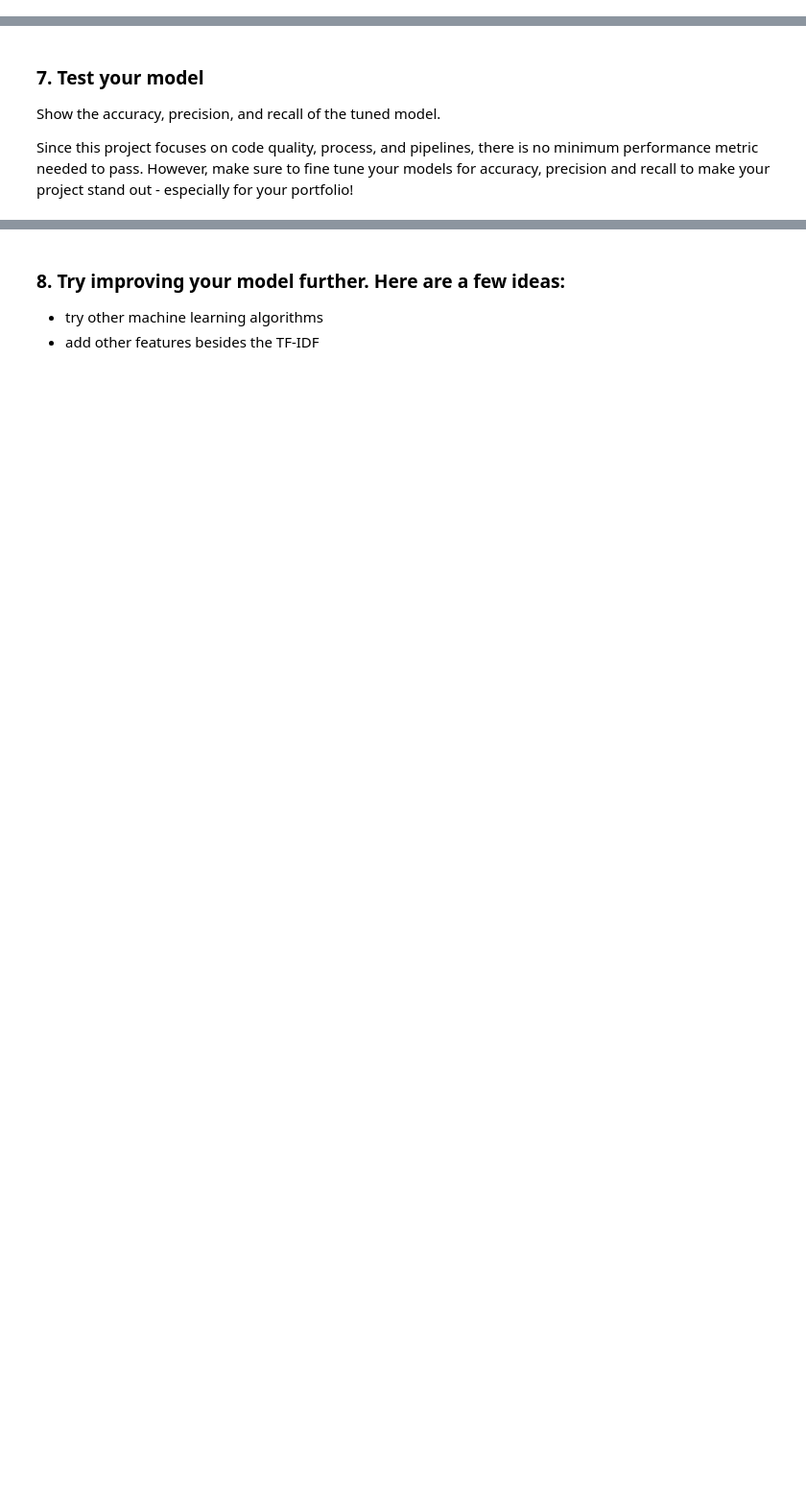
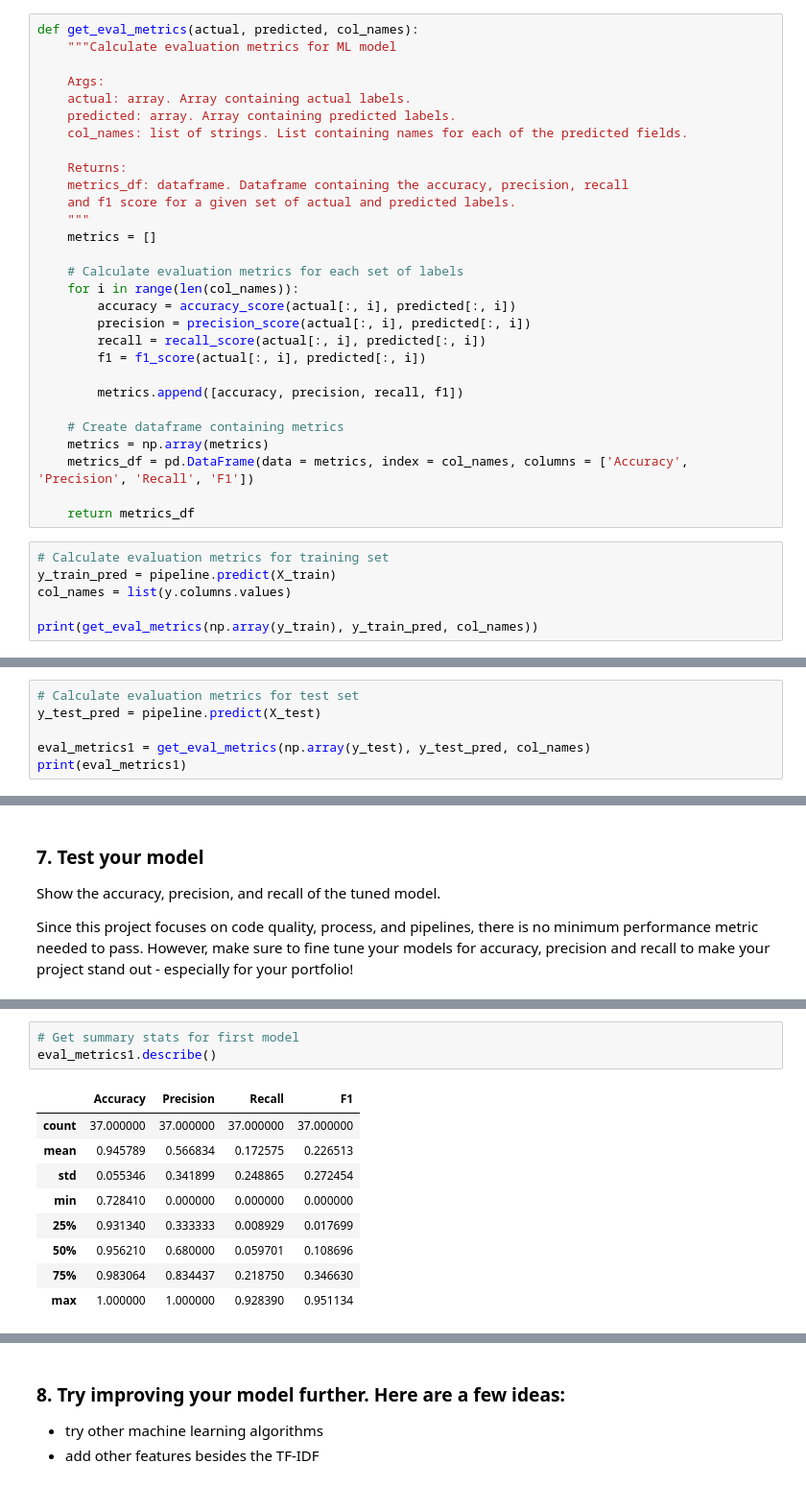
Before and after one commit to okekec/Disaster-Response-Project, a Jupyter notebook: ML Model/ML Pipeline Preparation.ipynb, the cells around one changed output, grey strips where cells are left out. Shown: that part at 96% size. Drawn from its saved outputs; the diff is of its cells as text; blank space fills up the shorter version.

Commit message:
Updated version of the ML pipeline

```diff
--- a/ML Model/ML Pipeline Preparation.ipynb
+++ b/ML Model/ML Pipeline Preparation.ipynb
@@ -87,3 +98,38 @@ AttributeError: 'numpy.ndarray' object has no attribute 'lower'
 # %% [markdown]
 ### 5. Test your model
 Report the f1 score, precision and recall for each output category of the dataset. You can do this by iterating through the columns and calling sklearn's `classification_report` on each.
+# %%
+def get_eval_metrics(actual, predicted, col_names):
+    """Calculate evaluation metrics for ML model
+
+    Args:
+    actual: array. Array containing actual labels.
+    predicted: array. Array containing predicted labels.
+    col_names: list of strings. List containing names for each of the predicted fields.
+
+    Returns:
+    metrics_df: dataframe. Dataframe containing the accuracy, precision, recall
+    and f1 score for a given set of actual and predicted labels.
+    """
+    metrics = []
+
+    # Calculate evaluation metrics for each set of labels
+    for i in range(len(col_names)):
+        accuracy = accuracy_score(actual[:, i], predicted[:, i])
+        precision = precision_score(actual[:, i], predicted[:, i])
+        recall = recall_score(actual[:, i], predicted[:, i])
+        f1 = f1_score(actual[:, i], predicted[:, i])
+
+        metrics.append([accuracy, precision, recall, f1])
+
+    # Create dataframe containing metrics
+    metrics = np.array(metrics)
+    metrics_df = pd.DataFrame(data = metrics, index = col_names, columns = ['Accuracy', 'Precision', 'Recall', 'F1'])
+
+    return metrics_df
+# %%
+# Calculate evaluation metrics for training set
+y_train_pred = pipeline.predict(X_train)
+col_names = list(y.columns.values)
+
+print(get_eval_metrics(np.array(y_train), y_train_pred, col_names))
@@ -89,0 +154,6 @@ Report the f1 score, precision and recall for each output category of the datase
+# %%
+# Calculate evaluation metrics for test set
+y_test_pred = pipeline.predict(X_test)
+
+eval_metrics1 = get_eval_metrics(np.array(y_test), y_test_pred, col_names)
+print(eval_metrics1)
@@ -102,0 +326,13 @@ Since this project focuses on code quality, process, and  pipelines, there is no
+# %%
+# Get summary stats for first model
+eval_metrics1.describe()
+# %% [output]
+|  | Accuracy | Precision | Recall | F1 |
+| count | 37.000000 | 37.000000 | 37.000000 | 37.000000 |
+| mean | 0.945789 | 0.566834 | 0.172575 | 0.226513 |
+| std | 0.055346 | 0.341899 | 0.248865 | 0.272454 |
+| min | 0.728410 | 0.000000 | 0.000000 | 0.000000 |
+| 25% | 0.931340 | 0.333333 | 0.008929 | 0.017699 |
+| 50% | 0.956210 | 0.680000 | 0.059701 | 0.108696 |
+| 75% | 0.983064 | 0.834437 | 0.218750 | 0.346630 |
+| max | 1.000000 | 1.000000 | 0.928390 | 0.951134 |
```
Also changed, not shown: parts of 30 cells of this notebook.
